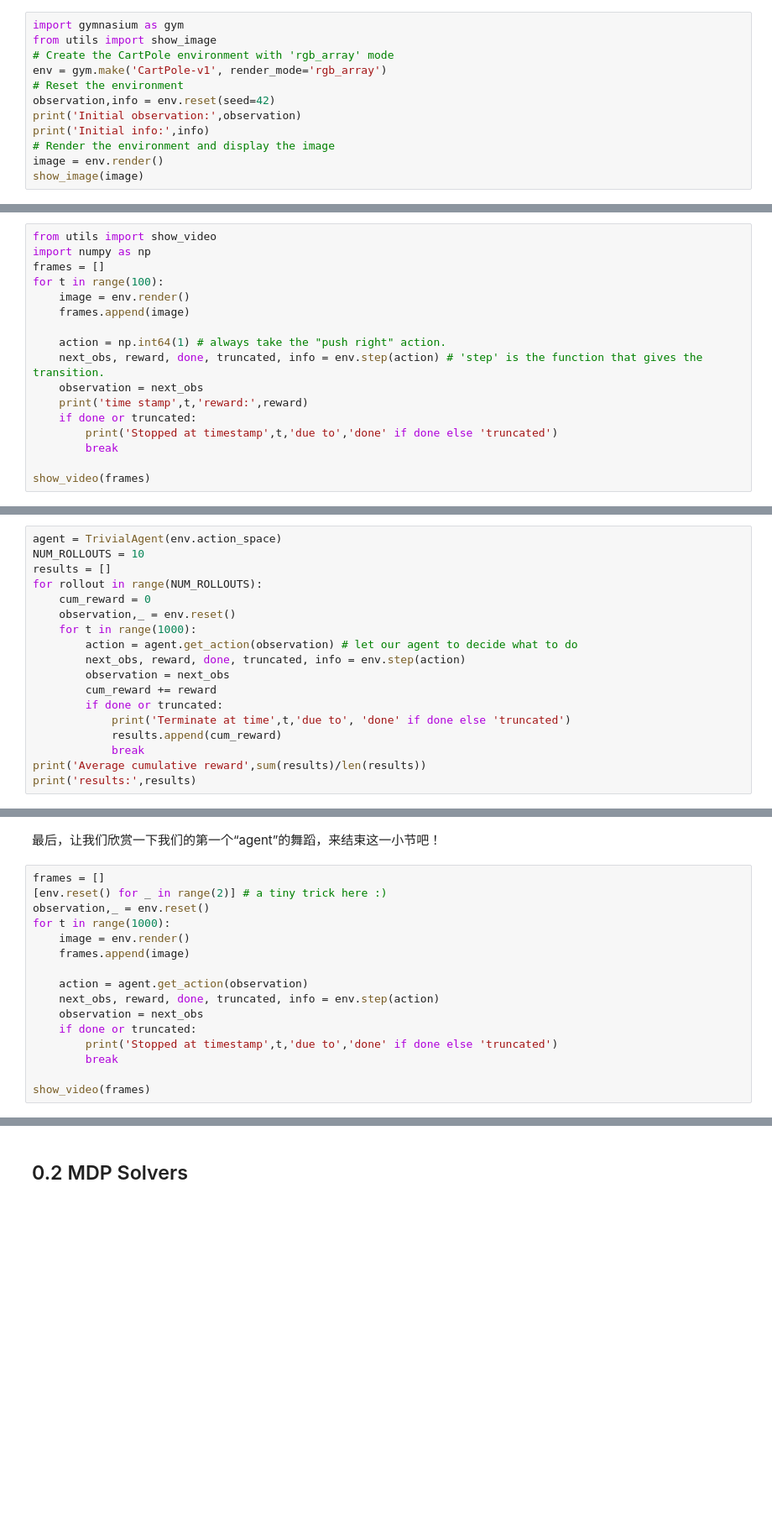
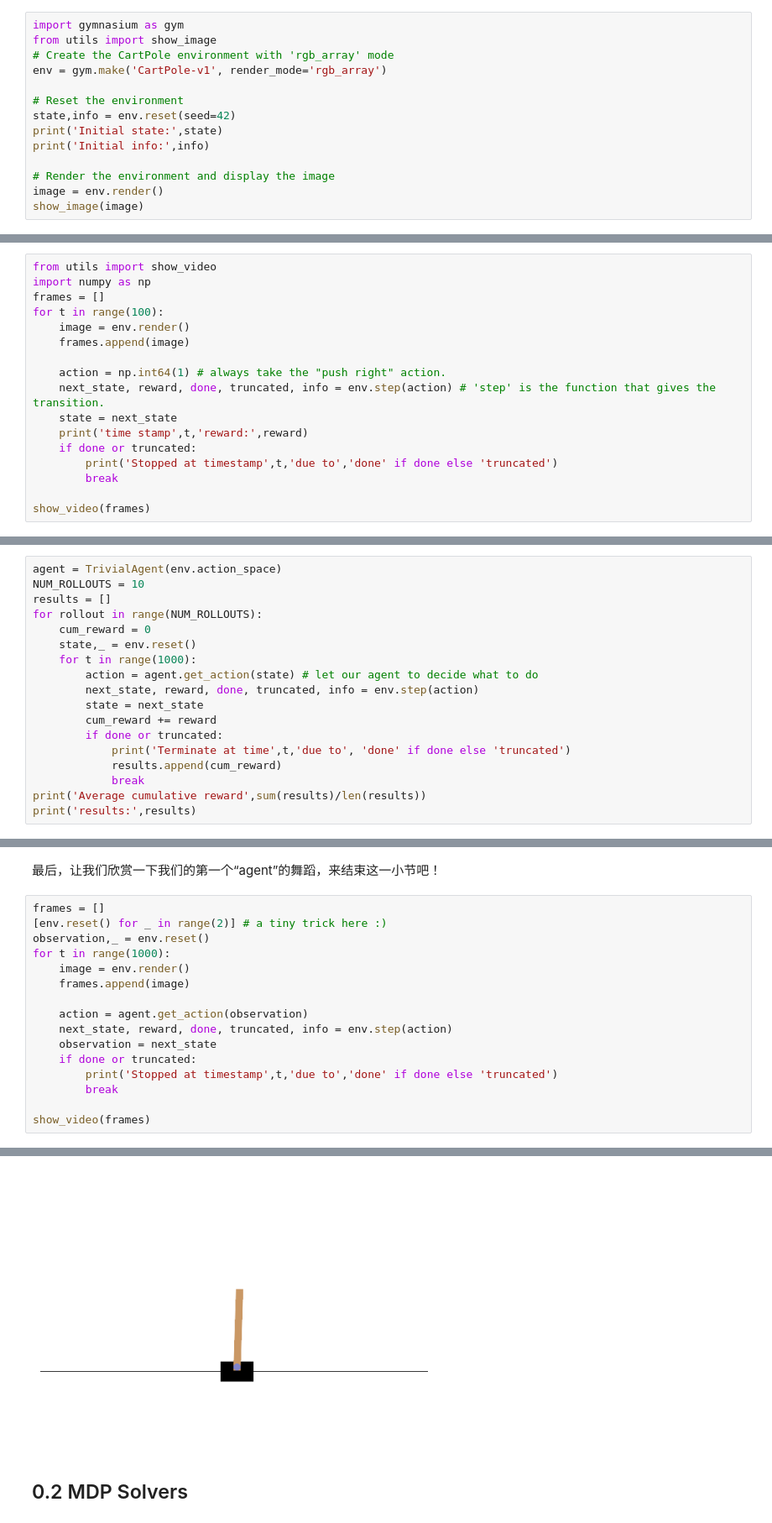
Before and after one commit to Hidden-Hyperparameter/RL-notes, a Jupyter notebook: tutorials/0-intro.ipynb, the cells around one changed output, grey strips where cells are left out. Shown at 84% size. Drawn from its saved outputs; the diff is of its cells as text; blank space fills up the shorter version.

```diff
--- a/tutorials/0-intro.ipynb
+++ b/tutorials/0-intro.ipynb
@@ -82,10 +85,12 @@ import gymnasium as gym
 from utils import show_image
 # Create the CartPole environment with 'rgb_array' mode
 env = gym.make('CartPole-v1', render_mode='rgb_array')
+
 # Reset the environment
-observation,info = env.reset(seed=42)
-print('Initial observation:',observation)
+state,info = env.reset(seed=42)
+print('Initial state:',state)
 print('Initial info:',info)
+
 # Render the environment and display the image
 image = env.render()
 show_image(image)
@@ -128,8 +133,8 @@ for t in range(100):
     frames.append(image)
 
     action = np.int64(1) # always take the "push right" action.
-    next_obs, reward, done, truncated, info = env.step(action) # 'step' is the function that gives the transition.
-    observation = next_obs
+    next_state, reward, done, truncated, info = env.step(action) # 'step' is the function that gives the transition.
+    state = next_state
     print('time stamp',t,'reward:',reward)
     if done or truncated:
         print('Stopped at timestamp',t,'due to','done' if done else 'truncated')
@@ -174,11 +179,11 @@ NUM_ROLLOUTS = 10
 results = []
 for rollout in range(NUM_ROLLOUTS):
     cum_reward = 0
-    observation,_ = env.reset()
+    state,_ = env.reset()
     for t in range(1000):
-        action = agent.get_action(observation) # let our agent to decide what to do
-        next_obs, reward, done, truncated, info = env.step(action)
-        observation = next_obs
+        action = agent.get_action(state) # let our agent to decide what to do
+        next_state, reward, done, truncated, info = env.step(action)
+        state = next_state
         cum_reward += reward
         if done or truncated:
             print('Terminate at time',t,'due to', 'done' if done else 'truncated')
@@ -214,8 +219,8 @@ for t in range(1000):
     frames.append(image)
 
     action = agent.get_action(observation)
-    next_obs, reward, done, truncated, info = env.step(action)
-    observation = next_obs
+    next_state, reward, done, truncated, info = env.step(action)
+    observation = next_state
     if done or truncated:
         print('Stopped at timestamp',t,'due to','done' if done else 'truncated')
         break
@@ -227,3 +232,4 @@ Stopped at timestamp 499 due to truncated
+[figure, added]
 # %% [markdown]
 ## 0.2 MDP Solvers
 # %% [markdown]
```
Also changed, not shown: parts of 29 cells of this notebook, 3 other files.
